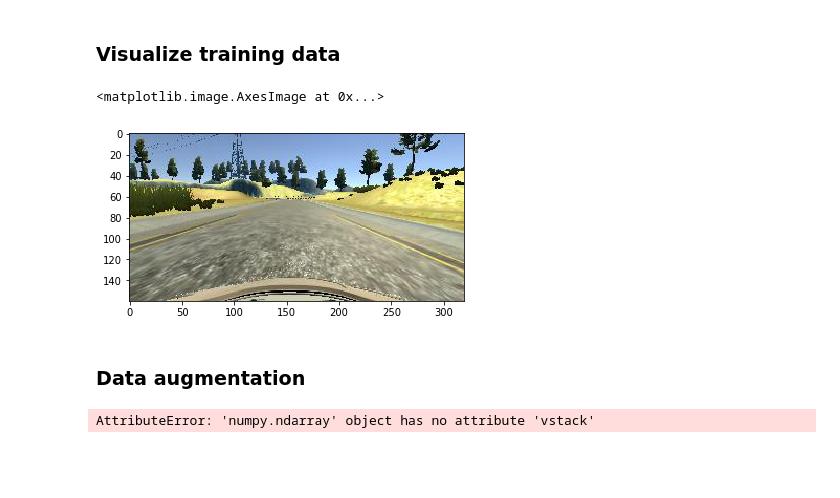
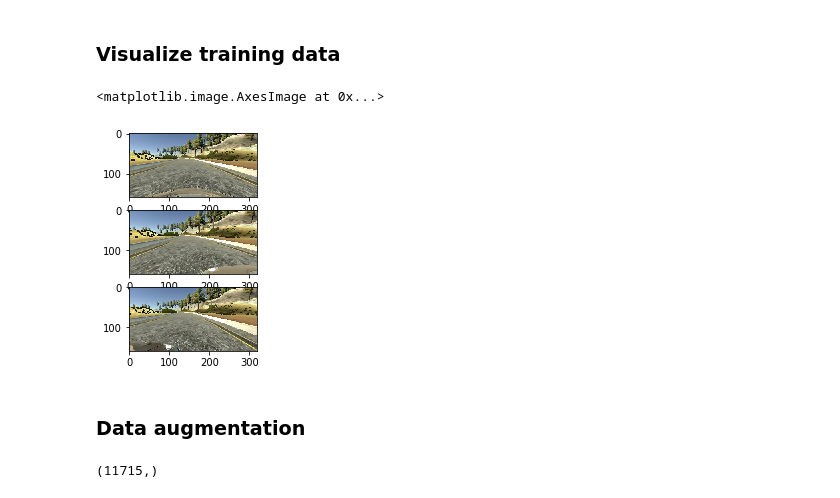
Before and after one commit to sir-siemens/carND-project3, a Jupyter notebook: train.ipynb, the cells around one changed output. Cells and saved outputs as stored; diff of their text form; code cells hidden in the pictures; blank space fills up the shorter version.

Commit message:
add data augmentation

```diff
--- a/train.ipynb
+++ b/train.ipynb
@@ -29,9 +90,15 @@ y_train = lable_y[:,0]
 # %%
 import matplotlib.pyplot as plt
 import random
 %matplotlib inline
-random_image = random.randint(0 , nb_training_data)
+random_image = random.randint(0 , X_training.shape[0])
+#plt.figure( figsize =(100,100))
+plt.subplot(3, 1, 1)
 plt.imshow( cv2.cvtColor(X_training[random_image], cv2.COLOR_BGR2RGB) )
+plt.subplot(3, 1, 2)
+plt.imshow( cv2.cvtColor(X_training_left[random_image], cv2.COLOR_BGR2RGB) )
+plt.subplot(3, 1, 3)
+plt.imshow( cv2.cvtColor(X_training_right[random_image], cv2.COLOR_BGR2RGB) )
 # %% [output]
 <matplotlib.image.AxesImage at 0x...>
-[figure, old version]
+[figure, new version]
@@ -46,6 +115,8 @@ y_train_flip = -y_train
+# %%
+y_train_flip.shape
+# %% [output]
+(11715,)
 # %%
 # stack training data
-X_train_aug =  np.vstack( (X_training,X_training_flip)
-y_train_aug =  np.concatenate(y_train, y_train_flip)
+X_train_aug =  np.vstack( (X_train_initial_aug,X_training_flip) )
+y_train_aug =  np.concatenate( (y_train_initial_aug, y_train_flip))
-# %% [output]
-AttributeError: 'numpy.ndarray' object has no attribute 'vstack'
```
Also changed, not shown: parts of 7 cells of this notebook.
